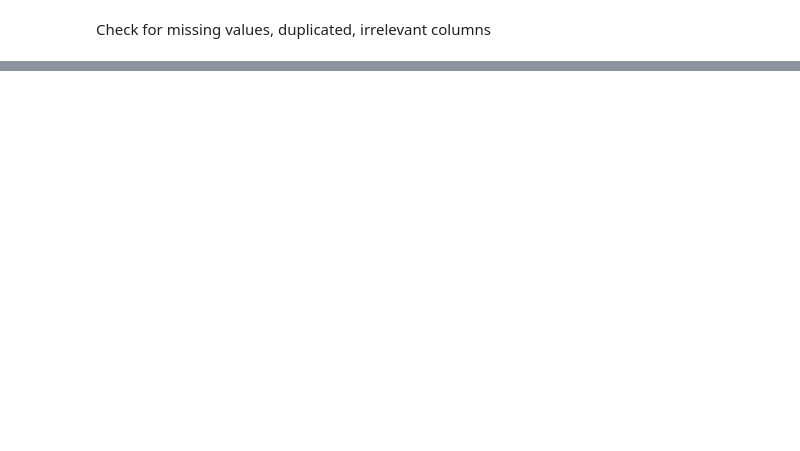
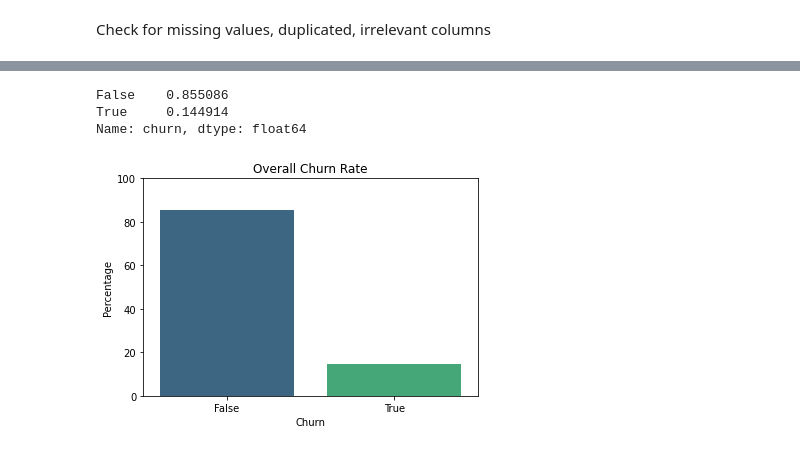
Before and after one commit to Aachiko/Phase-3-ML-Project, a Jupyter notebook: phase-3.ipynb, the cells around one changed output, grey strips where cells are left out. Saved outputs shown, nothing was run; the diff lists cells and outputs as text; code cells hidden in the pictures; blank space fills up the shorter version.

```diff
--- a/phase-3.ipynb
+++ b/phase-3.ipynb
@@ -39,0 +110,3 @@ Check for missing values, duplicated, irrelevant columns
+# %%
+#drop phone number column
+df.drop(['phone number'],axis=1,inplace=True)
@@ -39,0 +137,18 @@ Check for missing values, duplicated, irrelevant columns
+# %%
+churn_rate = churn_rate = df["churn"].value_counts(normalize=True)
+churn_rate
+# %% [output]
+False    0.855086
+True     0.144914
+Name: churn, dtype: float64
+# %%
+plt.figure(figsize=(6, 4))
+sns.barplot(x=churn_rate.index, y=churn_rate.values * 100, palette="viridis")
+plt.xlabel("Churn")
+plt.ylabel("Percentage")
+plt.title("Overall Churn Rate")
+plt.ylim(0, 100)
+plt.xticks(rotation=0)
+plt.show()
+# %% [output]
+[figure, added]
```
Also changed, not shown: parts of 18 cells of this notebook.
